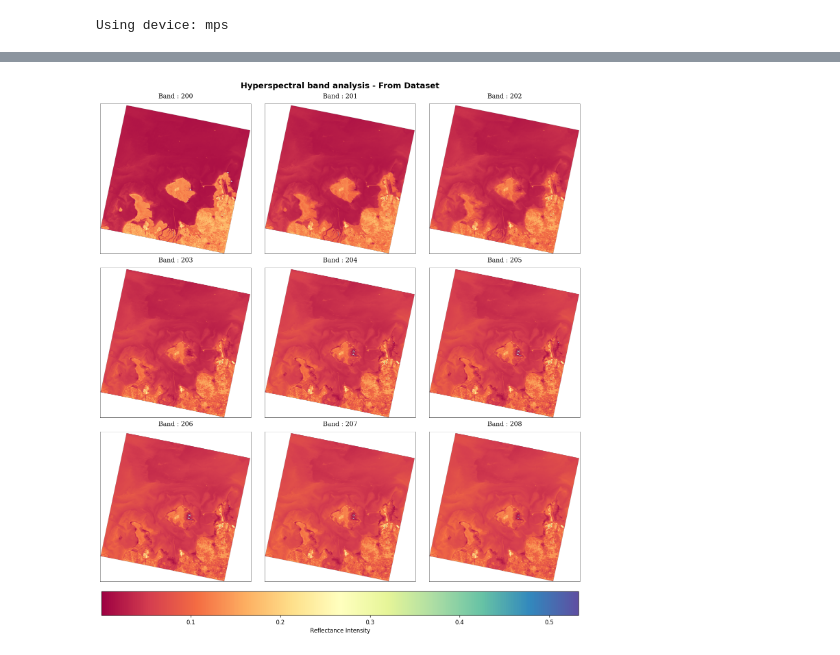
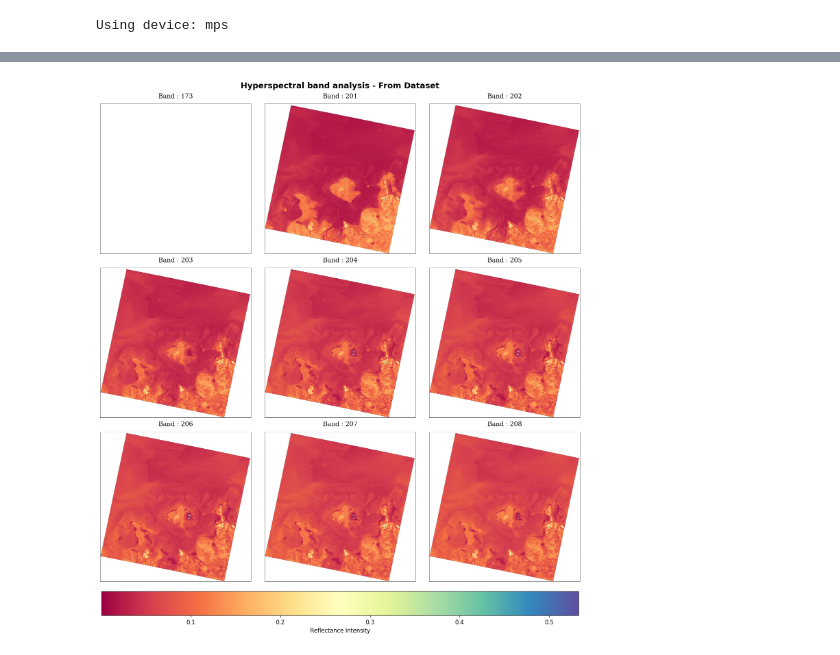
Before and after one commit to rashwin88/hsi-anomaly-foundations-allotrope, a Jupyter notebook: notebooks/visual_confirmation_prisma.ipynb, the cells around one changed output, grey strips where cells are left out. Cells and saved outputs as stored; diff of their text form; code cells hidden in the pictures.

```diff
--- a/notebooks/visual_confirmation_prisma.ipynb
+++ b/notebooks/visual_confirmation_prisma.ipynb
@@ -53,6 +73,6 @@ Using device: mps
 # %%
 import math
-bands_to_visualize = [200,201,202,203,204,205,206,207,208]
+bands_to_visualize = [173,201,202,203,204,205,206,207,208]
 num_plots = len(bands_to_visualize)
 num_rows = math.ceil(num_plots / 3)
 
@@ -75,31 +95,31 @@ axes_flat = axes.flatten() if num_plots > 1 else [axes]
 plot_images = []
 
 
 ## Do the actual plotting
 for i, ax in enumerate(axes_flat):
     if i < num_plots:
         single_band = masked_data[:,:,bands_to_visualize[i]]
         im = ax.imshow(single_band, cmap="Spectral")
         plot_images.append(im)
         label_text = f"Band : {bands_to_visualize[i]}"
         ax.set_title(label_text, fontsize=11, fontfamily="serif", pad=10)
         ax.set_xticks([])
         ax.set_yticks([])
         for spine in ax.spines.values():
             spine.set_edgecolor("#333333")
             spine.set_linewidth(0.5)
     else:
         ax.axis("off")
 # visualize the band
 if plot_images:
     cbar = fig.colorbar(
         plot_images[-1],
         ax=axes,
         orientation="horizontal",
         fraction=0.05,
         pad=0.02,
     )
     cbar.set_label("Reflectance Intensity", fontsize=10)
 plt.savefig(f"assets/datasetbuilder_test2.jpg")
 # %% [output]
-[figure, old version]
+[figure, new version]
```
Also changed, not shown: parts of 1 cell of this notebook, 18 other files.
